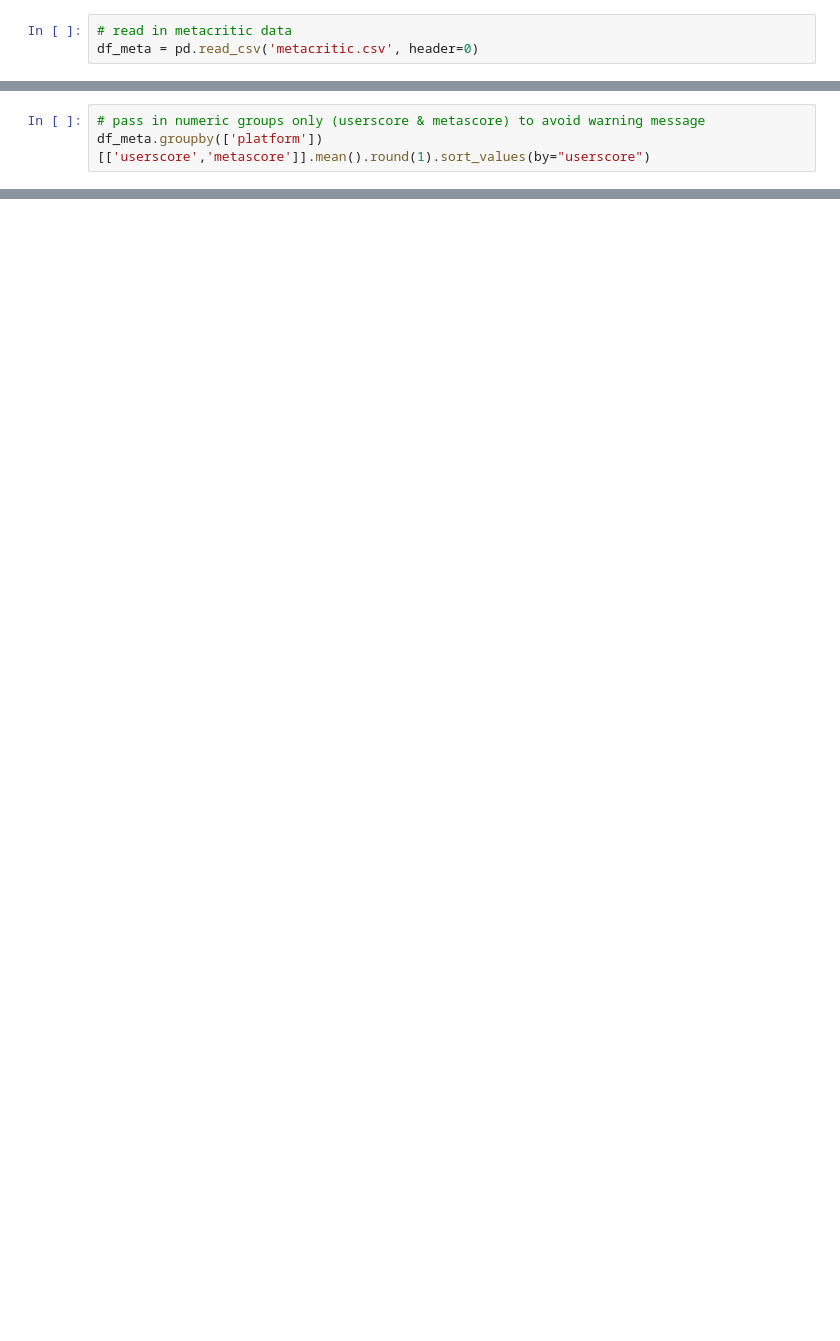
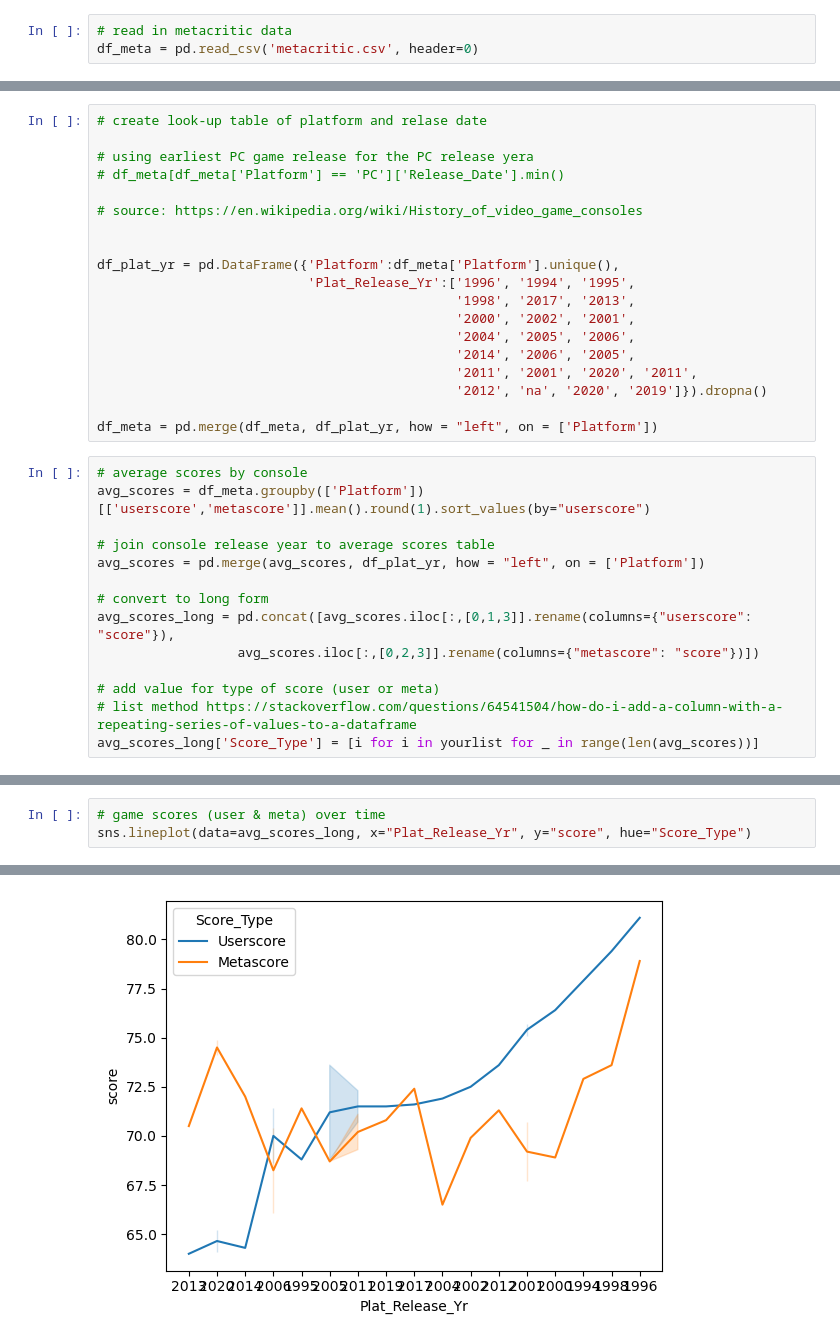
Before and after one commit to jjmo1s/VG_Project_Git, a Jupyter notebook: Cleaning_and_EDA.ipynb, the cells around one changed output, grey strips where cells are left out. Saved outputs shown, nothing was run; the diff lists cells and outputs as text; blank space fills up the shorter version.

Commit message:
Added avg scores by score type

```diff
--- a/Cleaning_and_EDA.ipynb
+++ b/Cleaning_and_EDA.ipynb
@@ -42,4 +46,34 @@ rating           object
 dtype: object
+# %%
+# create look-up table of platform and relase date
+
+# using earliest PC game release for the PC release yera
+# df_meta[df_meta['Platform'] == 'PC']['Release_Date'].min()
+
+# source: https://en.wikipedia.org/wiki/History_of_video_game_consoles
+
+
+df_plat_yr = pd.DataFrame({'Platform':df_meta['Platform'].unique(),
+                           'Plat_Release_Yr':['1996', '1994', '1995',
+                                              '1998', '2017', '2013',
+                                              '2000', '2002', '2001',
+                                              '2004', '2005', '2006',
+                                              '2014', '2006', '2005',
+                                              '2011', '2001', '2020', '2011',
+                                              '2012', 'na', '2020', '2019']}).dropna()
+
+df_meta = pd.merge(df_meta, df_plat_yr, how = "left", on = ['Platform'])
 # %%
-# pass in numeric groups only (userscore & metascore) to avoid warning message
-df_meta.groupby(['platform'])[['userscore','metascore']].mean().round(1).sort_values(by="userscore")
+# average scores by console
+avg_scores = df_meta.groupby(['Platform'])[['userscore','metascore']].mean().round(1).sort_values(by="userscore")
+
+# join console release year to average scores table
+avg_scores = pd.merge(avg_scores, df_plat_yr, how = "left", on = ['Platform'])
+
+# convert to long form
+avg_scores_long = pd.concat([avg_scores.iloc[:,[0,1,3]].rename(columns={"userscore": "score"}),
+                  avg_scores.iloc[:,[0,2,3]].rename(columns={"metascore": "score"})])
+
+# add value for type of score (user or meta)
+# list method https://stackoverflow.com/questions/64541504/how-do-i-add-a-column-with-a-repeating-series-of-values-to-a-dataframe
+avg_scores_long['Score_Type'] = [i for i in yourlist for _ in range(len(avg_scores))]
@@ -106,0 +80,4 @@ pd.merge(df_meta.rename({'platform': 'Name'}, axis=1), my_table[0], how = "left"
+# %%
+# game scores (user & meta) over time
+sns.lineplot(data=avg_scores_long, x="Plat_Release_Yr", y="score", hue="Score_Type")
+# %% [output]
@@ -106,0 +85 @@ pd.merge(df_meta.rename({'platform': 'Name'}, axis=1), my_table[0], how = "left"
+[figure, added]
```
Also changed, not shown: parts of 8 cells of this notebook.
